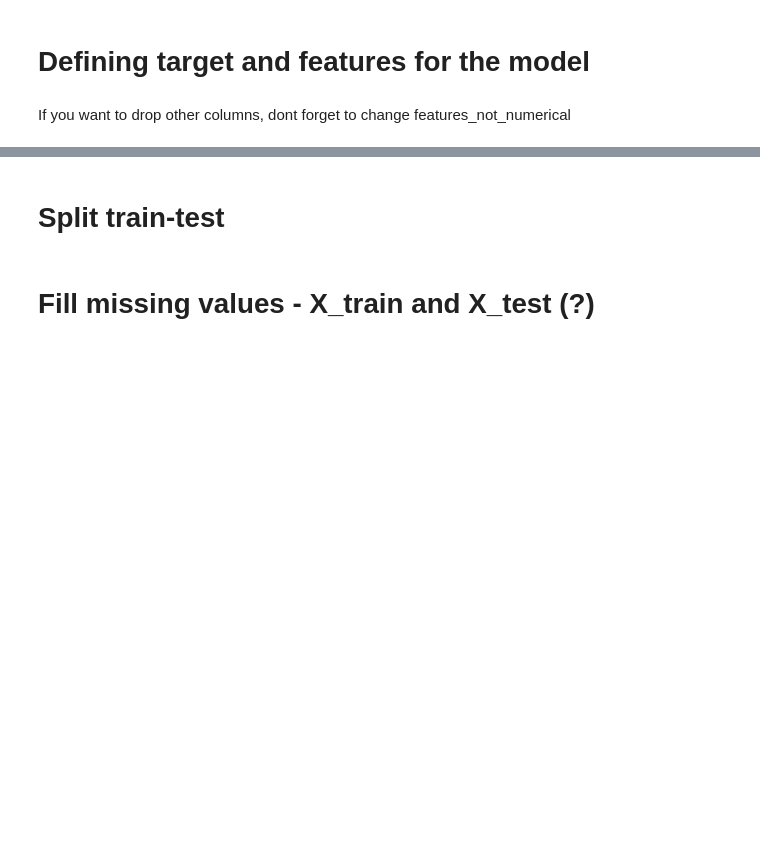
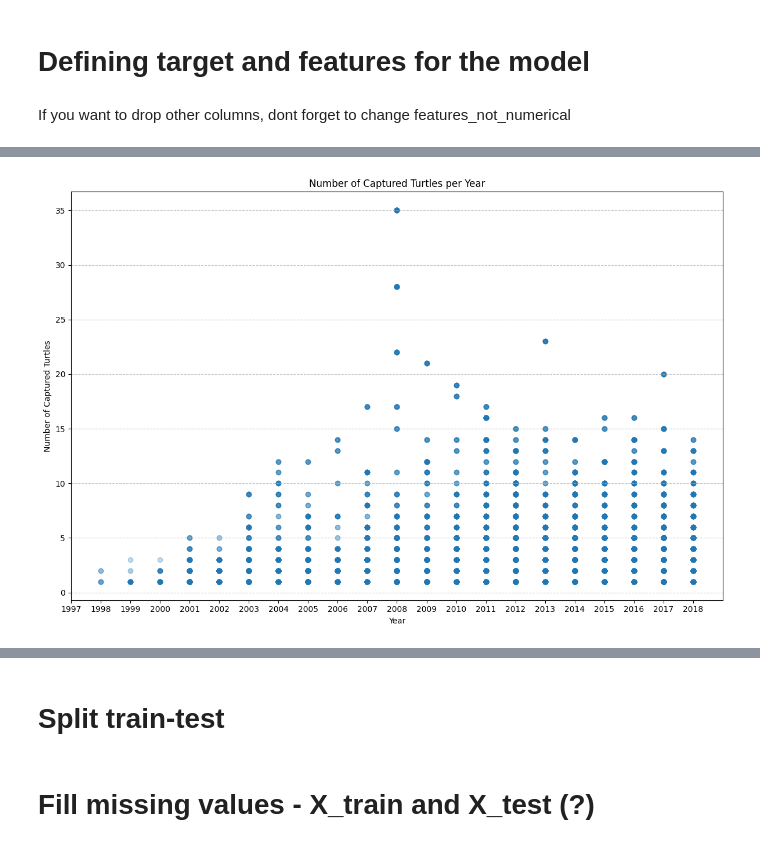
Before and after one commit to eigenaarti2/Ninja-Turtles, a Jupyter notebook: Baseline_new_start_carolina.ipynb, the cells around one changed output, grey strips where cells are left out. Cells and saved outputs as stored; diff of their text form; code cells hidden in the pictures; blank space fills up the shorter version.

```diff
--- a/Baseline_new_start_carolina.ipynb
+++ b/Baseline_new_start_carolina.ipynb
@@ -344,0 +353,7 @@ y = df_train_final['Number_Turtles']
+# %%
+import pandas as pd
+
+# Create a new DataFrame by concatenating X and y
+new_df = pd.concat([X, y], axis=1)
+
+# Now, new_df contains all the features from X and the 'Number_Turtles' column
@@ -344,0 +370,21 @@ y = df_train_final['Number_Turtles']
+# %%
+import matplotlib.pyplot as plt
+
+# Cast the 'year' column to integers
+years = new_df['year'].astype(int)
+turtle_counts = new_df['Number_Turtles']
+
+# Create a scatter plot to visualize the relationship
+plt.figure(figsize=(12, 8))
+plt.scatter(years, turtle_counts, marker='o', alpha=0.1)  # alpha helps to show overlapping data, greater alpha = darker color
+plt.title('Number of Captured Turtles per Year')
+plt.xlabel('Year')
+plt.ylabel('Number of Captured Turtles')
+plt.grid(axis='y', linestyle='--', alpha=0.7)
+plt.tight_layout()
+
+# Set the x-axis ticks to be integers
+plt.xticks(range(1997, 2019))
+plt.show()
+# %% [output]
+[figure, added]
```
Also changed, not shown: parts of 17 cells of this notebook.
